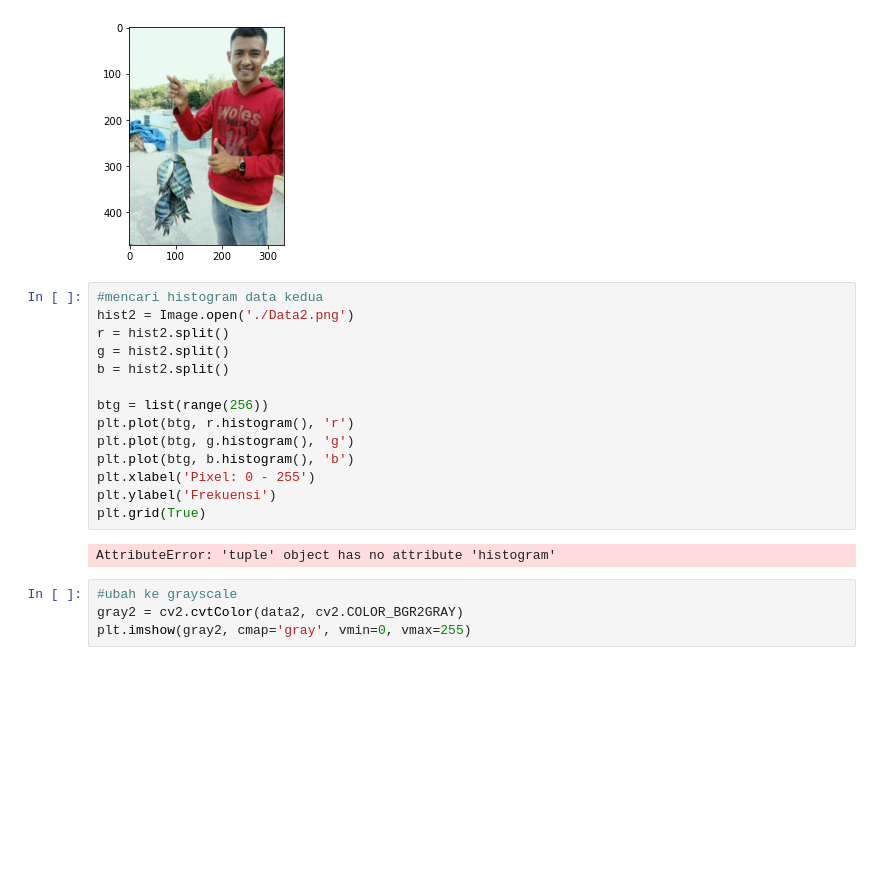
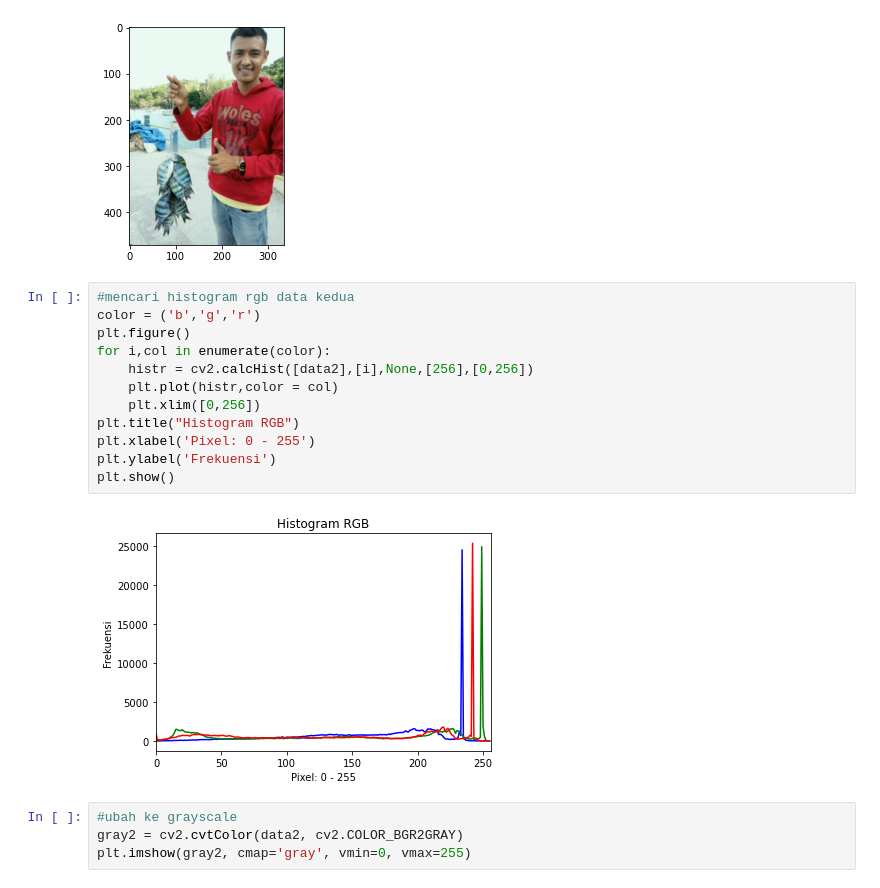
Before and after one commit to MochamadIlhamAfriandhi/Image-Processing, a Jupyter notebook: Project PCD/Project TA.ipynb, the cells around one changed output. Saved outputs shown, nothing was run; the diff lists cells and outputs as text; blank space fills up the shorter version.

```diff
--- a/Project PCD/Project TA.ipynb
+++ b/Project PCD/Project TA.ipynb
@@ -46,22 +42,20 @@ plt.imshow(data2)
 # %% [output]
 <matplotlib.image.AxesImage at 0x...>
 [figure]
-# %%
-#mencari histogram data kedua
-hist2 = Image.open('./Data2.png')
-r = hist2.split()
-g = hist2.split()
-b = hist2.split()
-
-btg = list(range(256))
-plt.plot(btg, r.histogram(), 'r')
-plt.plot(btg, g.histogram(), 'g')
-plt.plot(btg, b.histogram(), 'b')
-plt.xlabel('Pixel: 0 - 255')
-plt.ylabel('Frekuensi')
-plt.grid(True)
-# %% [output]
-AttributeError: 'tuple' object has no attribute 'histogram'
+# %%
+#mencari histogram rgb data kedua
+color = ('b','g','r')
+plt.figure()
+for i,col in enumerate(color):
+    histr = cv2.calcHist([data2],[i],None,[256],[0,256])
+    plt.plot(histr,color = col)
+    plt.xlim([0,256])
+plt.title("Histogram RGB")
+plt.xlabel('Pixel: 0 - 255')
+plt.ylabel('Frekuensi')
+plt.show()
+# %% [output]
+[figure, added]
 # %%
 #ubah ke grayscale
 gray2 = cv2.cvtColor(data2, cv2.COLOR_BGR2GRAY)
```
Also changed, not shown: parts of 4 cells of this notebook.
